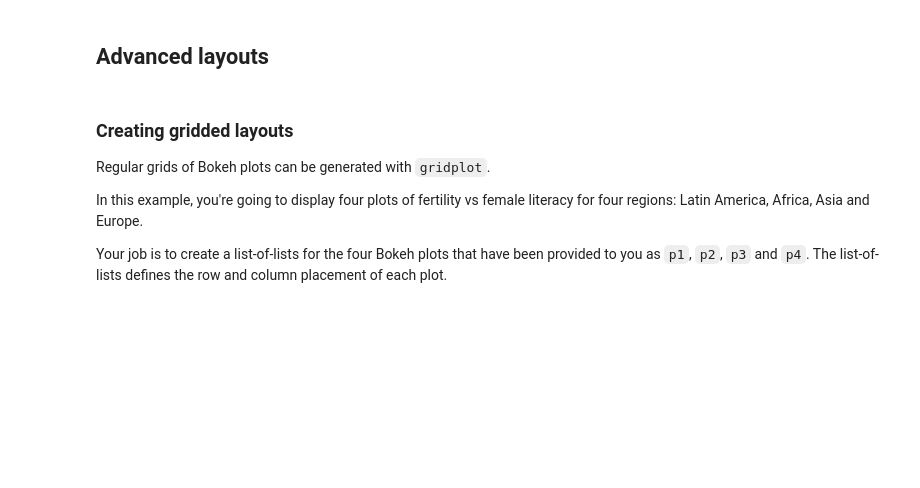
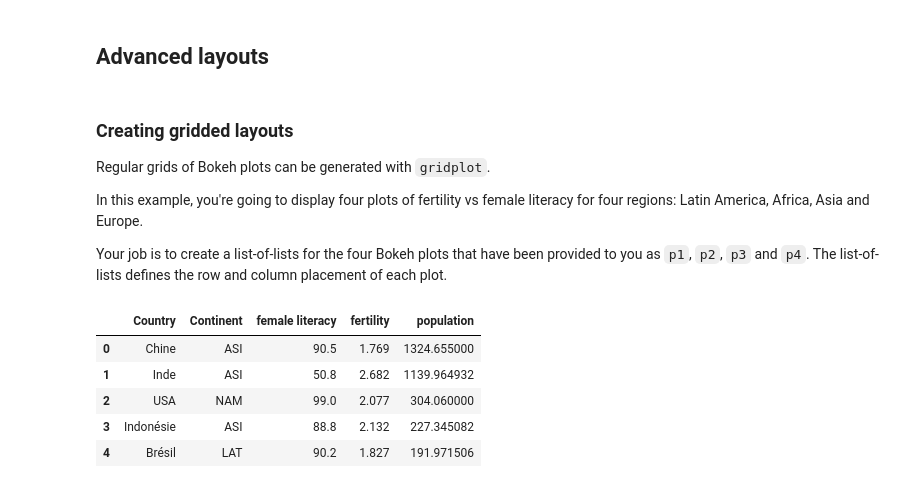
Before and after one commit to goodboychan/datacamp_repo, a Jupyter notebook: Interactive.Data.Visualization.with.Bokeh/Layouts-Interactions-and-Annotations.ipynb, the cells around one changed output. Saved outputs shown, nothing was run; the diff lists cells and outputs as text; code cells hidden in the pictures; blank space fills up the shorter version.

```diff
--- a/Interactive.Data.Visualization.with.Bokeh/Layouts-Interactions-and-Annotations.ipynb
+++ b/Interactive.Data.Visualization.with.Bokeh/Layouts-Interactions-and-Annotations.ipynb
@@ -163,7 +163,16 @@ Your job is to create a list-of-lists for the four Bokeh plots that have been pr
 # %%
 df = pd.read_csv('./dataset/literacy_birth_rate.csv').dropna()
 df['fertility'] = df['fertility'].astype('float')
 df['female literacy'] = df['female literacy'].astype('float')
+df['population'] = df['population'] / 1000000
+df.head()
+# %% [output]
+|  | Country | Continent | female literacy | fertility | population |
+| 0 | Chine | ASI | 90.5 | 1.769 | 1324.655000 |
+| 1 | Inde | ASI | 50.8 | 2.682 | 1139.964932 |
+| 2 | USA | NAM | 99.0 | 2.077 | 304.060000 |
+| 3 | Indonésie | ASI | 88.8 | 2.132 | 227.345082 |
+| 4 | Brésil | LAT | 90.2 | 1.827 | 191.971506 |
 # %%
 LAT = df[df['Continent'] == 'LAT']
 EUR = df[df['Continent'] == 'EUR']
```
Also changed, not shown: parts of 29 cells of this notebook, 10 other files.
